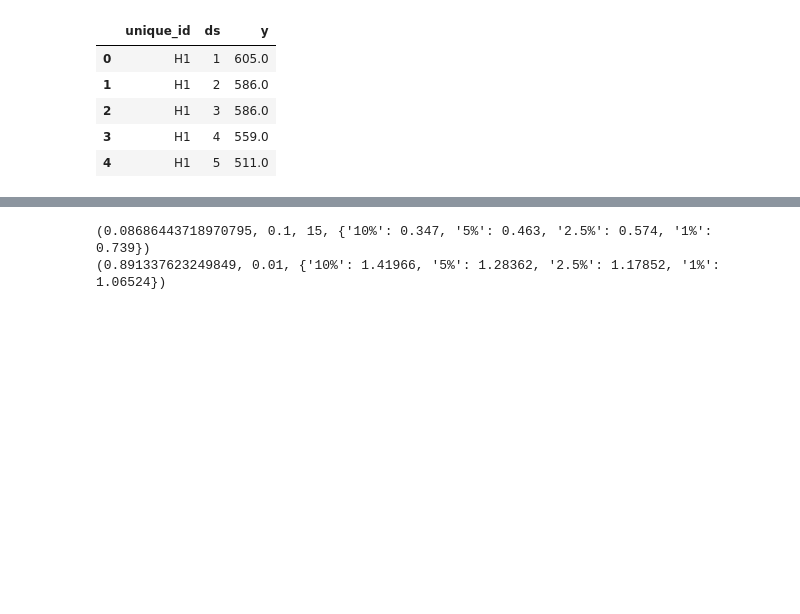
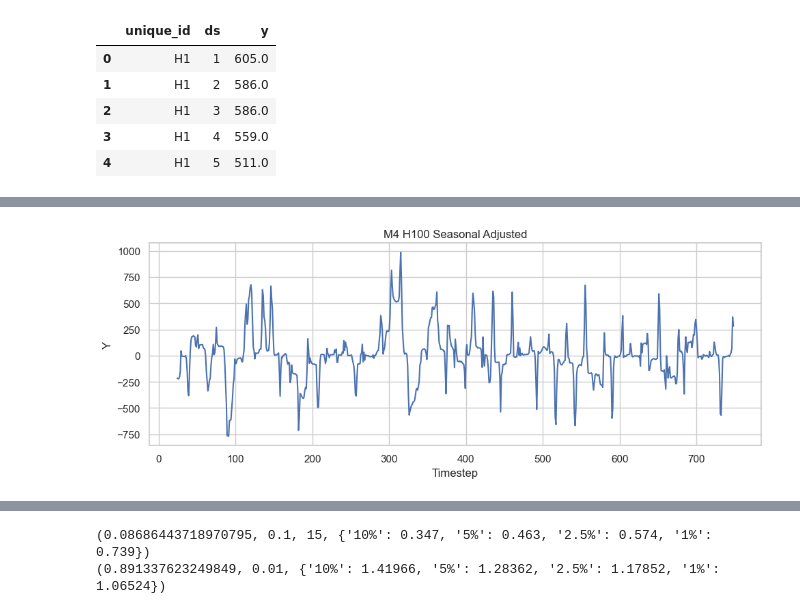
Before and after one commit to cal-yen/fpp3, a Jupyter notebook: chapter_9.ipynb, the cells around one changed output, grey strips where cells are left out. Cells and saved outputs as stored; diff of their text form; code cells hidden in the pictures; blank space fills up the shorter version.

```diff
--- a/chapter_9.ipynb
+++ b/chapter_9.ipynb
@@ -128,0 +102,14 @@ fig.show()
+# %%
+ds['y_season_diff'] = ds['y'].diff(periods=23)
+
+fig, axs = plt.subplots(1, 1, figsize=(10, 4))
+
+sns.lineplot(ax=axs, data=ds, x='ds', y='y_season_diff')
+axs.set_title('M4 H100 Seasonal Adjusted')
+axs.set_ylabel('Y')
+axs.set_xlabel('Timestep')
+
+plt.tight_layout()
+plt.show()
+# %% [output]
+[figure, added]
```
Also changed, not shown: parts of 12 cells of this notebook, 1 other file.
